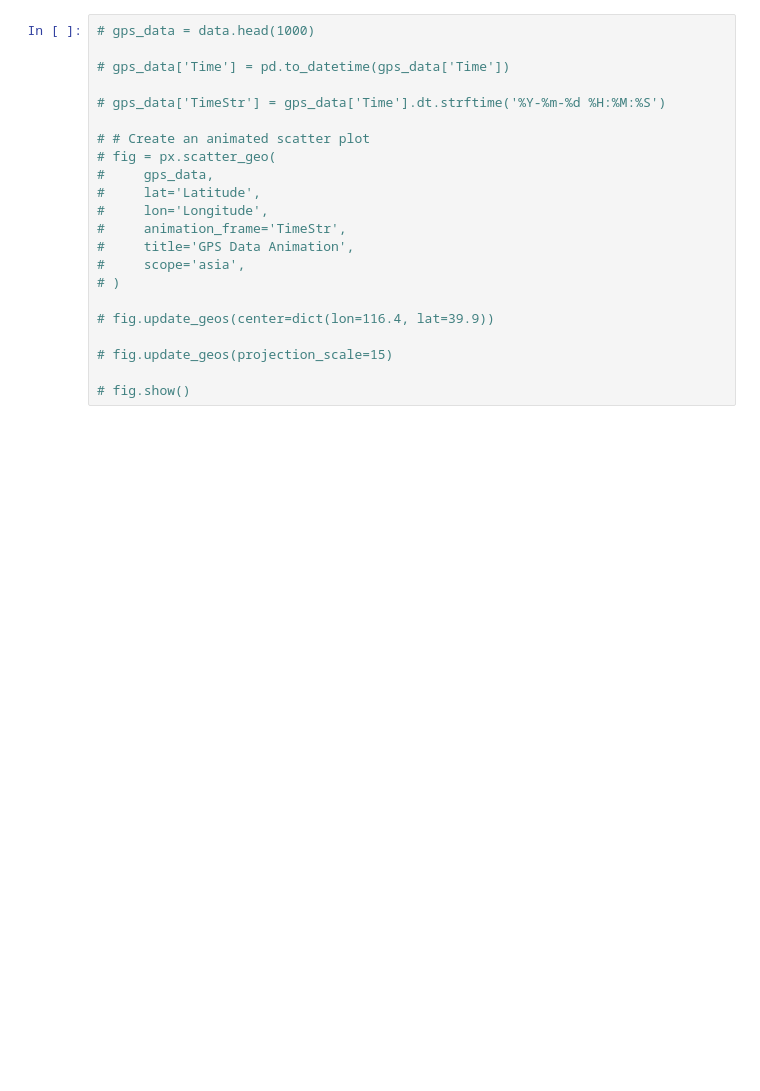
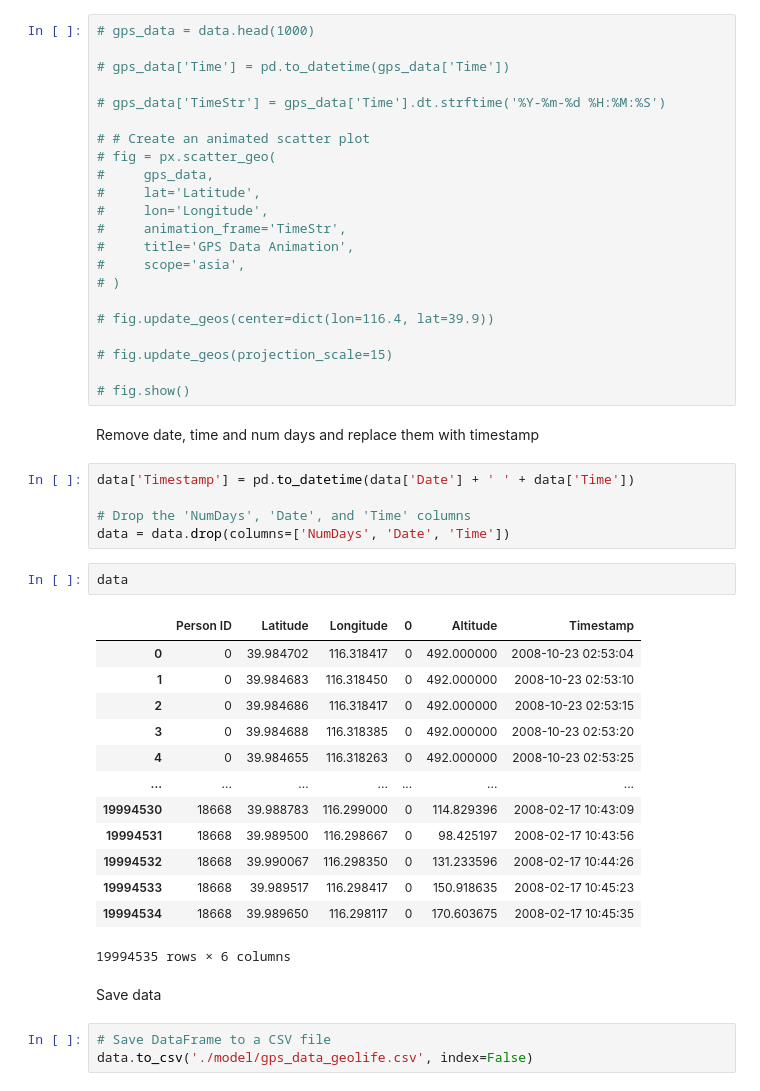
Before and after one commit to HrcanJan/GPS_analysis, a Jupyter notebook: DP Projekt/main.ipynb, the cells around one changed output. Cells and saved outputs as stored; diff of their text form; blank space fills up the shorter version.

Commit message:
feat: test out geolife database

```diff
--- a/DP Projekt/main.ipynb
+++ b/DP Projekt/main.ipynb
@@ -135,3 +135,31 @@ Animation
 # fig.update_geos(projection_scale=15)
 
 # fig.show()
+# %% [markdown]
+Remove date, time and num days and replace them with timestamp
+# %%
+data['Timestamp'] = pd.to_datetime(data['Date'] + ' ' + data['Time'])
+
+# Drop the 'NumDays', 'Date', and 'Time' columns
+data = data.drop(columns=['NumDays', 'Date', 'Time'])
+# %%
+data
+# %% [output]
+|  | Person ID | Latitude | Longitude | 0 | Altitude | Timestamp |
+| 0 | 0 | 39.984702 | 116.318417 | 0 | 492.000000 | 2008-10-23 02:53:04 |
+| 1 | 0 | 39.984683 | 116.318450 | 0 | 492.000000 | 2008-10-23 02:53:10 |
+| 2 | 0 | 39.984686 | 116.318417 | 0 | 492.000000 | 2008-10-23 02:53:15 |
+| 3 | 0 | 39.984688 | 116.318385 | 0 | 492.000000 | 2008-10-23 02:53:20 |
+| 4 | 0 | 39.984655 | 116.318263 | 0 | 492.000000 | 2008-10-23 02:53:25 |
+| ... | ... | ... | ... | ... | ... | ... |
+| 19994530 | 18668 | 39.988783 | 116.299000 | 0 | 114.829396 | 2008-02-17 10:43:09 |
+| 19994531 | 18668 | 39.989500 | 116.298667 | 0 | 98.425197 | 2008-02-17 10:43:56 |
+| 19994532 | 18668 | 39.990067 | 116.298350 | 0 | 131.233596 | 2008-02-17 10:44:26 |
+| 19994533 | 18668 | 39.989517 | 116.298417 | 0 | 150.918635 | 2008-02-17 10:45:23 |
+| 19994534 | 18668 | 39.989650 | 116.298117 | 0 | 170.603675 | 2008-02-17 10:45:35 |
+19994535 rows × 6 columns
+# %% [markdown]
+Save data
+# %%
+# Save DataFrame to a CSV file
+data.to_csv('./model/gps_data_geolife.csv', index=False)
```
Also changed, not shown: 1 other file.
